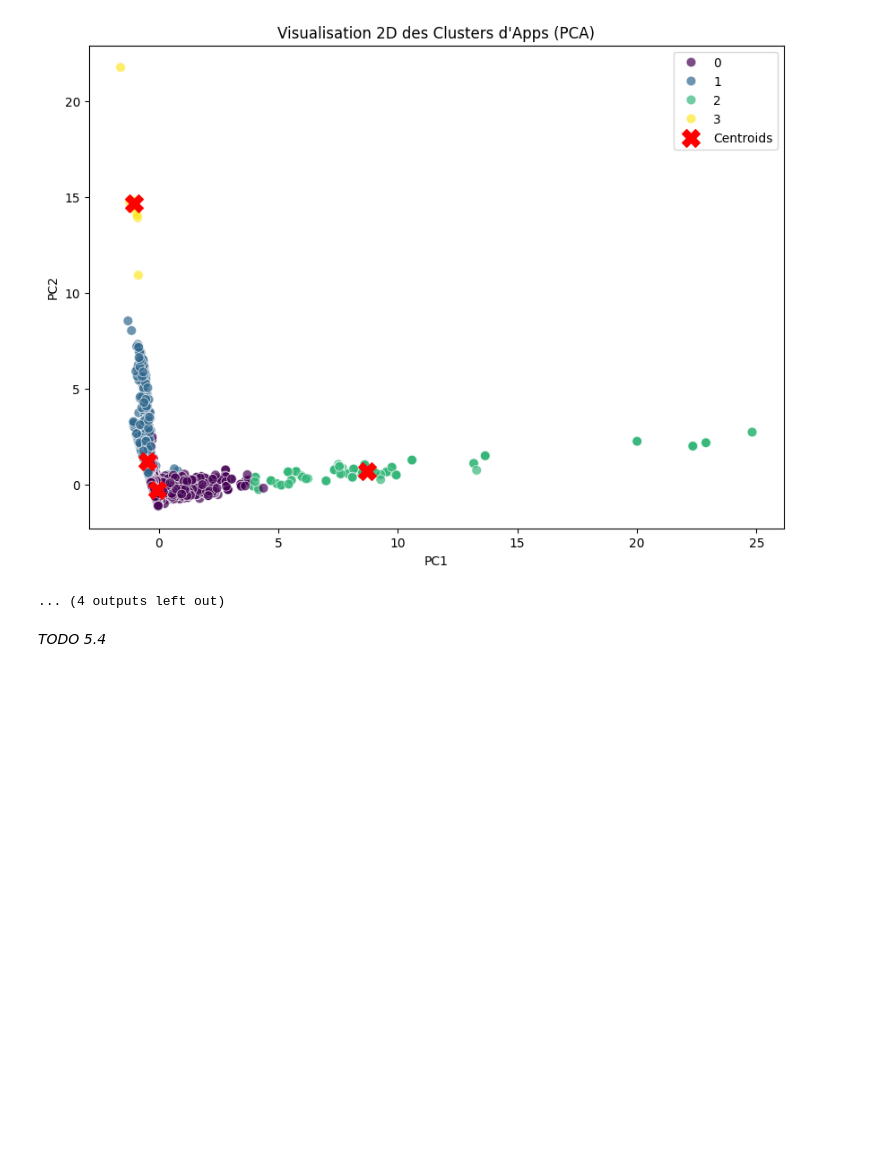
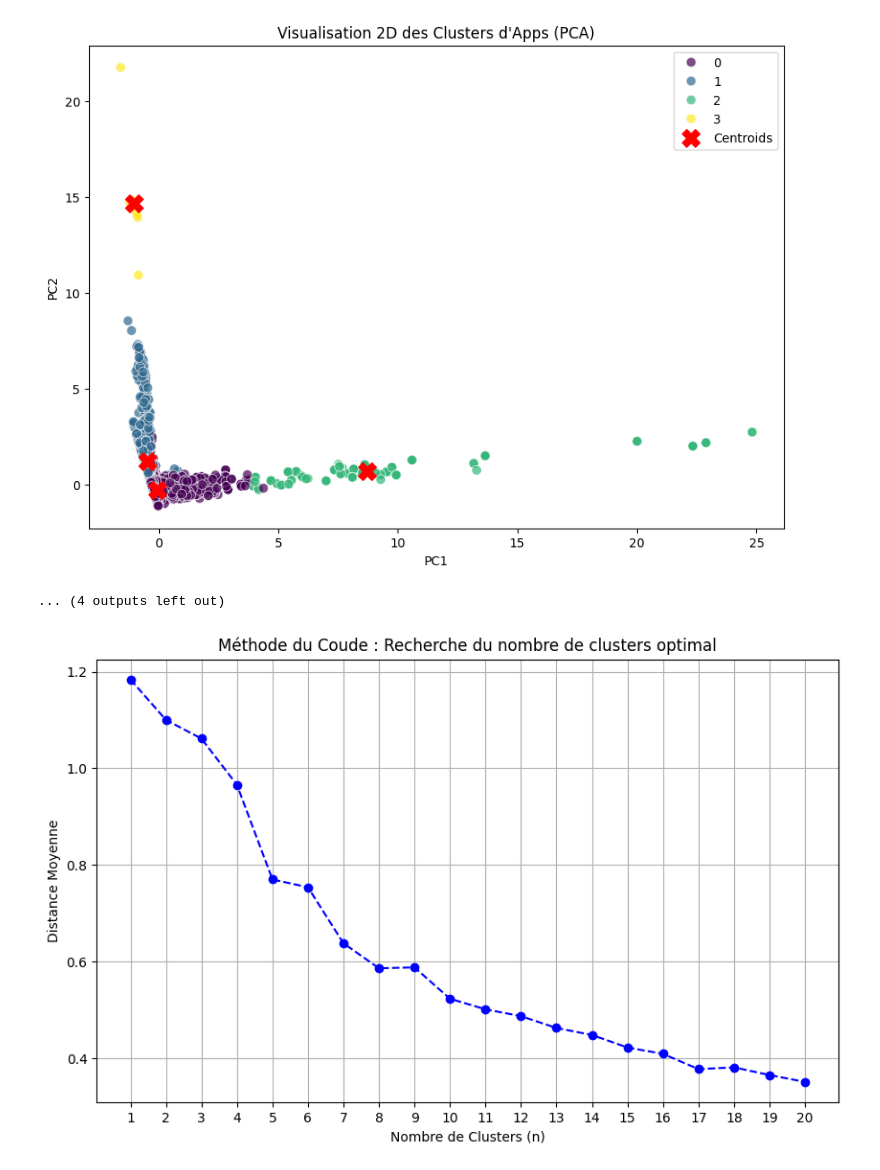
Before and after one commit to PeacefulJaah/web_mining, a Jupyter notebook: Labo2_DataAnalysis_WEM/Labo2_DataAnalysis_WEM_lavorel.ipynb, the cells around one changed output. Cells and saved outputs as stored; diff of their text form; code cells hidden in the pictures; blank space fills up the shorter version.

```diff
--- a/Labo2_DataAnalysis_WEM/Labo2_DataAnalysis_WEM_lavorel.ipynb
+++ b/Labo2_DataAnalysis_WEM/Labo2_DataAnalysis_WEM_lavorel.ipynb
@@ -329,7 +327,8 @@ Create an `knn` model using the [`NearestNeighbors`](https://scikit-learn.org/st
 
 **Explain in few sentences how does the `cosine` metric works by taking our case in an example (include the formula).**
 # %%
-ds_train, ds_test = train_test_split(X, random_state=42, test_size=20)
+indices = np.arange(len(X))
+ds_train, ds_test, idx_train, idx_test = train_test_split(X, indices, random_state=42, test_size=20)
 
 knn = NearestNeighbors(n_neighbors=80, metric='cosine')
 
@@ -385,11 +391,12 @@ Nn = [5, 25, 50, 80]
 
 for n in Nn:
     for r in Ratios:
-        ds_train, ds_test = train_test_split(X, random_state=42, test_size=r/100)
+        indices = np.arange(len(X))
+        ds_train, ds_test, idx_train, idx_test = train_test_split(X, indices, random_state=42, test_size=r)
         knn = NearestNeighbors(n_neighbors=n, metric='cosine')
         knn.fit(ds_train)
         Y_pred = predict(ds_test, user_item_matrix, knn)
         for k in Ks:
-            print(f"Prediction result for {k} movies prediction {n} Neighbors and ratio {r}% : {prec_at_k(Y_pred, user_item_matrix, k)}" )
+            print(f"Prediction result for {k} movies prediction {n} Neighbors and ratio {r}% : {prec_at_k(Y_pred, user_item_matrix, k, idx_test)}" )
     print("------")
 # %% [output]
@@ -631,5 +648,22 @@ Distance Moyenne: 0.8872
 ----> PCA
 [figure]
 ... (4 outputs left out)
-# %% [markdown]
-*TODO 5.4*
+# %%
+n_range = range(1, 21)
+distances = []
+
+for n in n_range:
+    km = KMeans(n_clusters=n, max_iter=15, random_state=42, n_init=10).fit(df_s)
+    avg_dist = average_cluster_distance(df_s, km)[0]
+    distances.append(avg_dist)
+
+plt.figure(figsize=(10, 6))
+plt.plot(n_range, distances, marker='o', linestyle='--', color='b')
+plt.xlabel('Nombre de Clusters (n)')
+plt.ylabel('Distance Moyenne')
+plt.title('Méthode du Coude : Recherche du nombre de clusters optimal')
+plt.xticks(n_range)
+plt.grid(True)
+plt.show()
+# %% [output]
+[figure, added]
```
Also changed, not shown: parts of 13 cells of this notebook.
